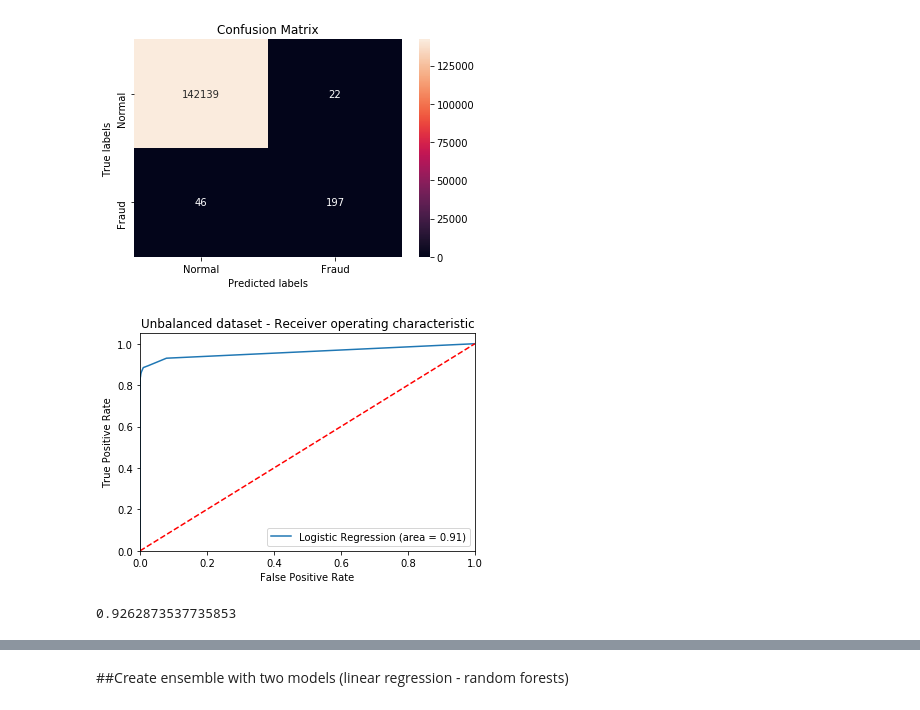
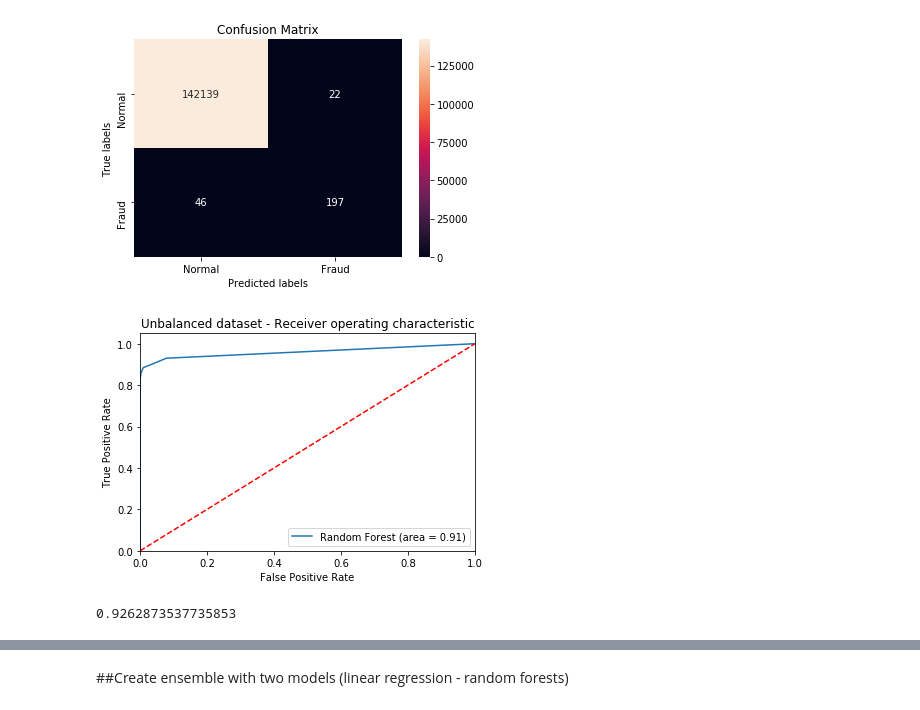
Before and after one commit to dpanagop/ML_and_AI_examples, a Jupyter notebook: Fraud_detection_ensembles.ipynb, the cells around one changed output, grey strips where cells are left out. Drawn from its saved outputs; the diff is of its cells as text; code cells hidden in the pictures.

```diff
--- a/Fraud_detection_ensembles.ipynb
+++ b/Fraud_detection_ensembles.ipynb
@@ -217,21 +217,21 @@ ax.xaxis.set_ticklabels(['Normal', 'Fraud']); ax.yaxis.set_ticklabels(['Normal',
 # %%
 logit_roc_auc = metrics.roc_auc_score(y_test, y_pred_rf)
 y_pred_prob_rf=rf.predict_proba(X_test)
 fpr, tpr, thresholds = metrics.roc_curve(y_test, y_pred_prob_rf[:,1])
 plt.figure()
-plt.plot(fpr, tpr, label='Logistic Regression (area = %0.2f)' % logit_roc_auc)
+plt.plot(fpr, tpr, label='Random Forest (area = %0.2f)' % logit_roc_auc)
 plt.plot([0, 1], [0, 1],'r--')
 plt.xlim([0.0, 1.0])
 plt.ylim([0.0, 1.05])
 plt.xlabel('False Positive Rate')
 plt.ylabel('True Positive Rate')
 plt.title('Unbalanced dataset - Receiver operating characteristic')
 plt.legend(loc="lower right")
 plt.savefig('Log_ROC')
 plt.show()
 metrics.f1_score(y_test, y_pred_rf, average='macro')
 # %% [output]
-[figure, old version]
+[figure, new version]
 0.9262873537735853
 # %%
 # Get numerical feature importances
```
Also changed, not shown: parts of 1 cell of this notebook.
